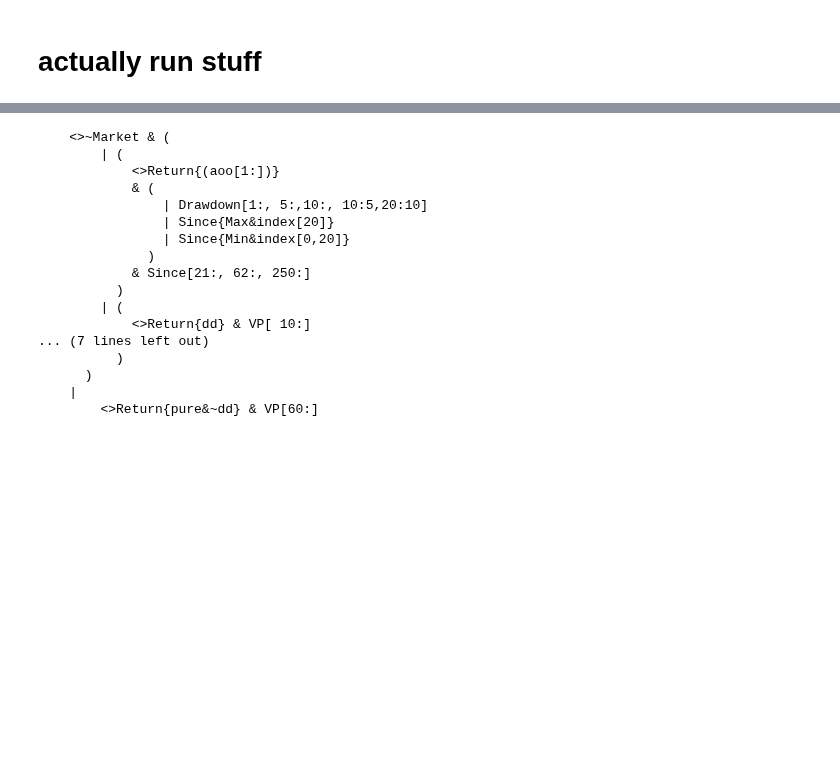
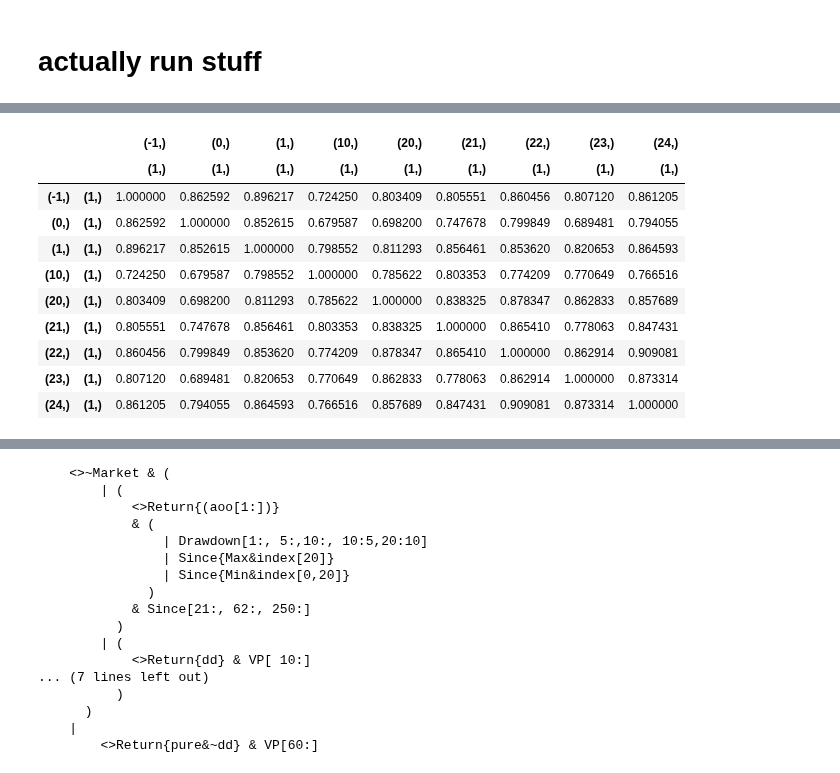
Before and after one commit to yumichael/two-sigma-financial-news, a Jupyter notebook: search/analyze.ipynb, the cells around one changed output, grey strips where cells are left out. Drawn from its saved outputs; the diff is of its cells as text; code cells hidden in the pictures; blank space fills up the shorter version.

```diff
--- a/search/analyze.ipynb
+++ b/search/analyze.ipynb
@@ -288,0 +472,40 @@ for ti in range(4):
+# %%
+bsts = {-1:bst__,0:bst00,1:bst01,10:bst10,20:bst20,21:bst21,22:bst22,23:bst23,24:bst24}
+# %%
+def func(bsts, coef=None):
+    if not isinstance(bsts, Iterable):
+        bsts = [bsts]
+    if coef is None:
+        coef = [1]*len(bsts)
+    def answer(F, P, ss=None):
+        if ss is not None:
+            F, P = F[ss], P[ss]
+        trades = []
+        for bst,c in zip(bsts,coef):
+            guess = bst.predict(F[bst.feature_name()])*2-1
+            trade = guess*P.upDown*P[bst.weight] * c / bst.std
+            trades.append(trade)
+        P['trade'] = sum(trades)
+        daily = P[['time','trade']].groupby('time').trade.sum()
+        if 'trade' in P:
+            del P['trade']
+        return daily#.mean()/daily.std(ddof=0)
+    return answer
+
+def score(daily):
+    return daily.mean()/daily.std(ddof=0)
+# %%
+holb = {}
+# %%
+holb1 = {}
+for m in [-1,0,1,10,20,21,22,23,24]:
+    #model = ((0,1,20,21,22,23), (.8,.2,.0,.0,.25,.25))
+    model = ((m,),(1,))
+    guys = [bsts[k] for k in model[0]]
+    coef = list(model[1])
+    if model not in holb:
+        holb1[model] = daily = func(guys, coef)(F, P, ho)
+    else:
+        holb1[model] = daily = holb[model]
+    print(score(daily))
+holb = holb1
@@ -288,0 +522,15 @@ for ti in range(4):
+# %%
+corr = pd.DataFrame(holb).corr()
+corr
+# %% [output]
+|  |  | (-1,) | (0,) | (1,) | (10,) | (20,) | (21,) | (22,) | (23,) | (24,) |
+|  |  | (1,) | (1,) | (1,) | (1,) | (1,) | (1,) | (1,) | (1,) | (1,) |
+| (-1,) | (1,) | 1.000000 | 0.862592 | 0.896217 | 0.724250 | 0.803409 | 0.805551 | 0.860456 | 0.807120 | 0.861205 |
+| (0,) | (1,) | 0.862592 | 1.000000 | 0.852615 | 0.679587 | 0.698200 | 0.747678 | 0.799849 | 0.689481 | 0.794055 |
+| (1,) | (1,) | 0.896217 | 0.852615 | 1.000000 | 0.798552 | 0.811293 | 0.856461 | 0.853620 | 0.820653 | 0.864593 |
+| (10,) | (1,) | 0.724250 | 0.679587 | 0.798552 | 1.000000 | 0.785622 | 0.803353 | 0.774209 | 0.770649 | 0.766516 |
+| (20,) | (1,) | 0.803409 | 0.698200 | 0.811293 | 0.785622 | 1.000000 | 0.838325 | 0.878347 | 0.862833 | 0.857689 |
+| (21,) | (1,) | 0.805551 | 0.747678 | 0.856461 | 0.803353 | 0.838325 | 1.000000 | 0.865410 | 0.778063 | 0.847431 |
+| (22,) | (1,) | 0.860456 | 0.799849 | 0.853620 | 0.774209 | 0.878347 | 0.865410 | 1.000000 | 0.862914 | 0.909081 |
+| (23,) | (1,) | 0.807120 | 0.689481 | 0.820653 | 0.770649 | 0.862833 | 0.778063 | 0.862914 | 1.000000 | 0.873314 |
+| (24,) | (1,) | 0.861205 | 0.794055 | 0.864593 | 0.766516 | 0.857689 | 0.847431 | 0.909081 | 0.873314 | 1.000000 |
```
Also changed, not shown: parts of 26 cells of this notebook, 1 other file.
